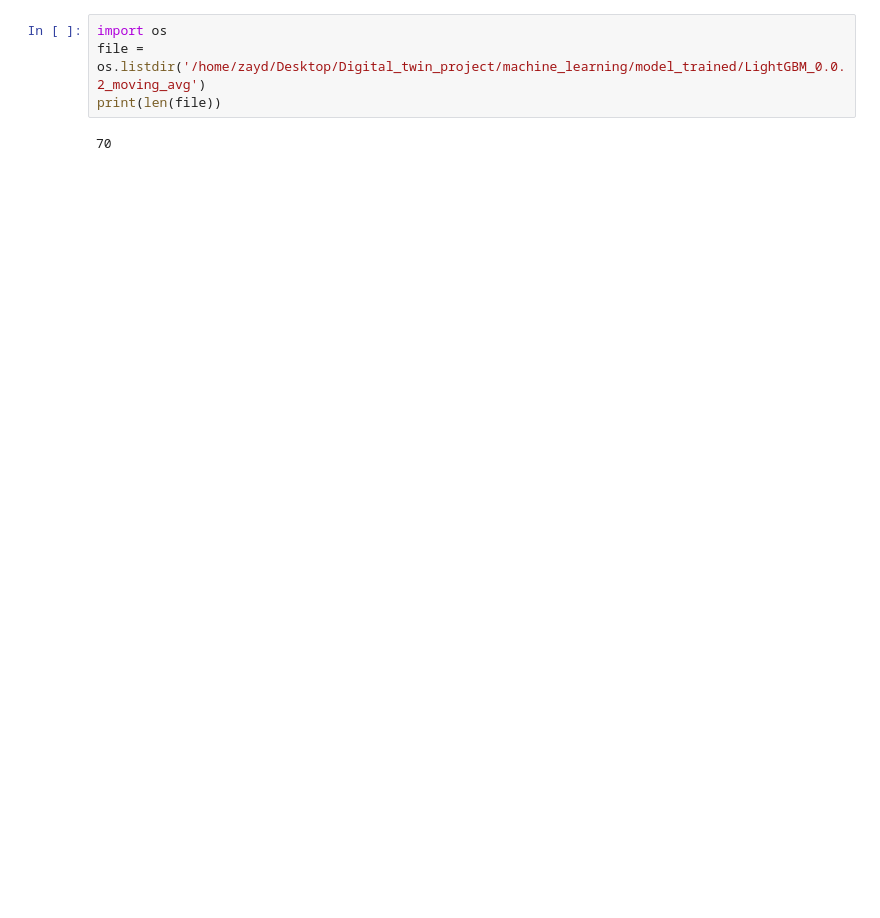
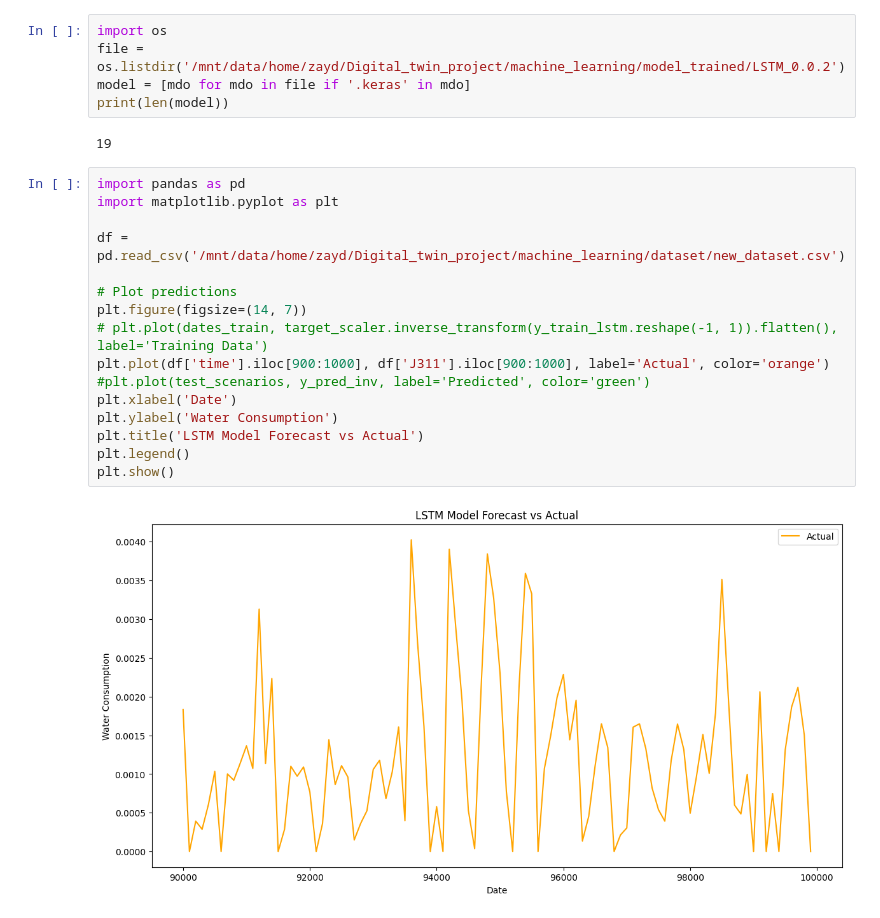
Before and after one commit to Maharavo001/Digital_twin_project, a Jupyter notebook: machine_learning/leak_detection.ipynb, the cells around one changed output. Cells and saved outputs as stored; diff of their text form; blank space fills up the shorter version.

```diff
--- a/machine_learning/leak_detection.ipynb
+++ b/machine_learning/leak_detection.ipynb
@@ -170,6 +534,25 @@ model.save("./model_trained/leakage_gru_1.keras")
 # %%
 import os
-file = os.listdir('/home/zayd/Desktop/Digital_twin_project/machine_learning/model_trained/LightGBM_0.0.2_moving_avg')
-print(len(file))
+file = os.listdir('/mnt/data/home/zayd/Digital_twin_project/machine_learning/model_trained/LSTM_0.0.2')
+model = [mdo for mdo in file if '.keras' in mdo]
+print(len(model))
 # %% [output]
-70
+19
+# %%
+import pandas as pd
+import matplotlib.pyplot as plt
+
+df = pd.read_csv('/mnt/data/home/zayd/Digital_twin_project/machine_learning/dataset/new_dataset.csv')
+
+# Plot predictions
+plt.figure(figsize=(14, 7))
+# plt.plot(dates_train, target_scaler.inverse_transform(y_train_lstm.reshape(-1, 1)).flatten(), label='Training Data')
+plt.plot(df['time'].iloc[900:1000], df['J311'].iloc[900:1000], label='Actual', color='orange')
+#plt.plot(test_scenarios, y_pred_inv, label='Predicted', color='green')
+plt.xlabel('Date')
+plt.ylabel('Water Consumption')
+plt.title('LSTM Model Forecast vs Actual')
+plt.legend()
+plt.show()
+# %% [output]
+[figure, added]
```
Also changed, not shown: parts of 14 cells of this notebook, 1 other file.
